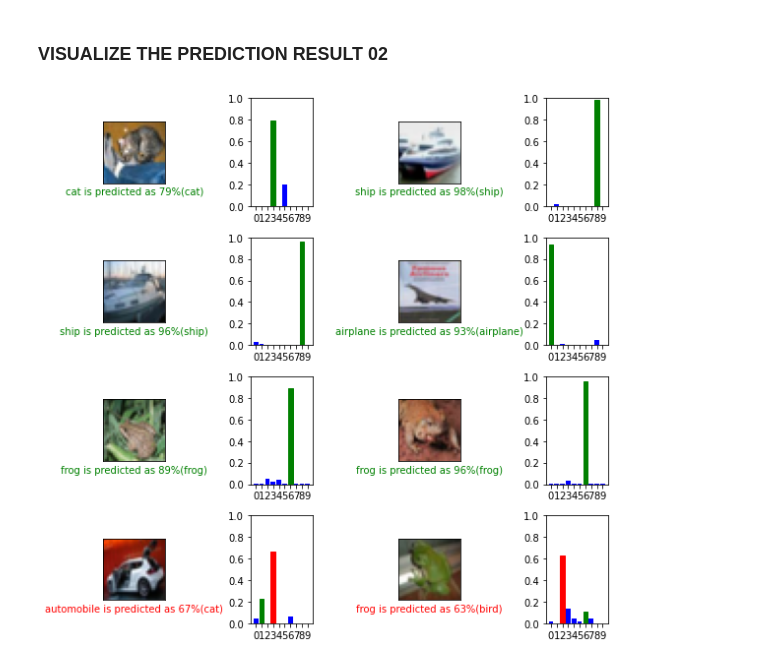
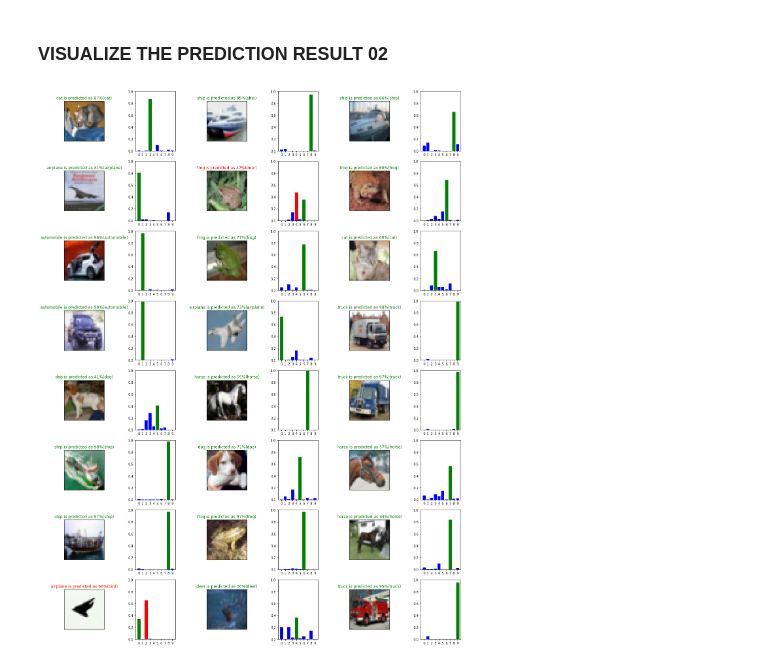
Before and after one commit to AbuAlkebash/Deep-Learning, a Jupyter notebook: Image_classification_using_CNN_CIFAR10_dataset.ipynb, the cells around one changed output. Saved outputs shown, nothing was run; the diff lists cells and outputs as text; code cells hidden in the pictures.

```diff
--- a/Image_classification_using_CNN_CIFAR10_dataset.ipynb
+++ b/Image_classification_using_CNN_CIFAR10_dataset.ipynb
@@ -168,12 +250,14 @@ we need to pick three more things, as part of the compilation step:
     # 1- loss function - Measures the quality of the Network's output on the training data.
     # 2- Optimizer     - mechanism to update the values of the weights of the network.
     # 3- Metrics       - monitors the training to determine when stop
-# %%
-cnn.compile(
-    optimizer = 'adam',
-    loss      = 'sparse_categorical_crossentropy',
-    metrics   = ['accuracy']
-)
+# %%
+from keras.optimizers import Adam
+opt = Adam(lr=0.001)
+cnn.compile(
+    loss      = 'sparse_categorical_crossentropy',
+    optimizer = opt,
+    metrics   = ['accuracy']
+)
 # %% [markdown]
 ## TRAINING THE NEURON MODEL
 # %% [markdown]
@@ -188,4 +273,4 @@ cnn.compile(
 # %%
-cnn.fit(train_images, train_labels, epochs=10)
+cnn.fit(train_images_proc, train_labels_proc, epochs=10, batch_size=128)
 # %% [output]
 Epoch 1/10
@@ -232,0 +307,2 @@ predictions.shape
+# %%
+predictions = cnn.predict(test_images_proc)
@@ -285,19 +391,19 @@ plt.show()
 # %% [markdown]
 ### VISUALIZE THE PREDICTION RESULT 02
 # %%
-rows = 4
-cols = 2
+rows = 8
+cols = 3
 
 num_images = rows * cols
-plt.figure(figsize=(2*2*cols, 2*rows))
+plt.figure(figsize=(6*cols, 3*rows))
 
 for i in range(num_images):
     plt.subplot(rows,2*cols, 2*i+1)
     plt_img(predictions[i], test_labels[i], test_images[i], class_names=classes)
     plt.subplot(rows,2*cols, 2*i+2)
     plt_bar(predictions[i], test_labels[i])
 
 plt.tight_layout()
 plt.show()
 # %% [output]
-[figure, old version]
+[figure, new version]
```
Also changed, not shown: parts of 32 cells of this notebook.
